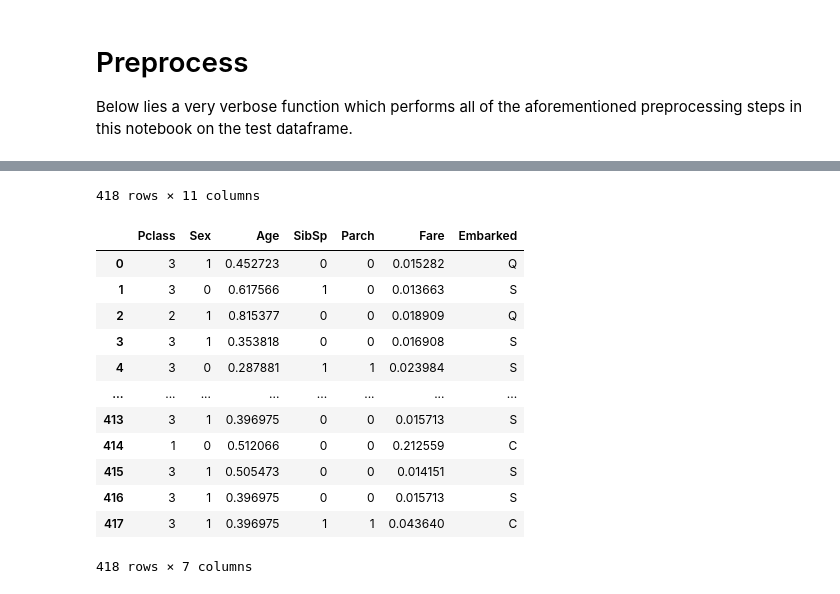
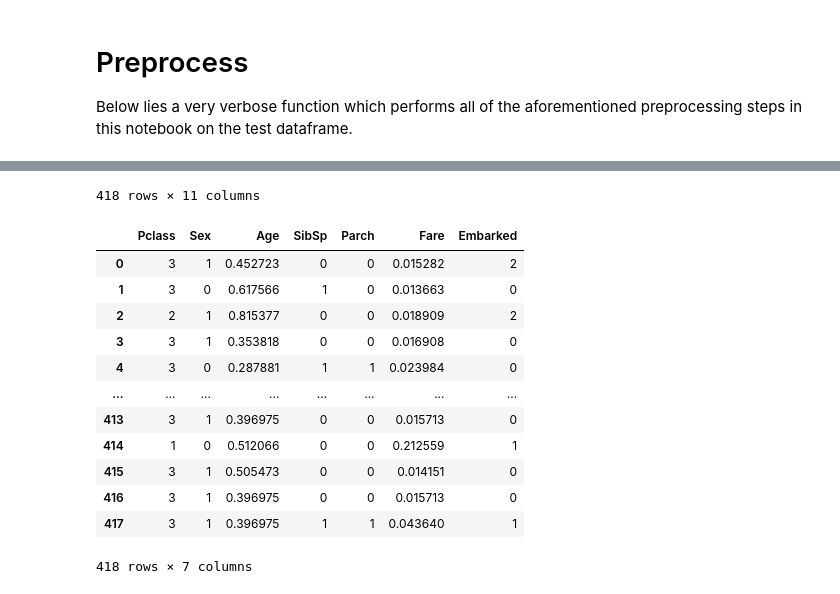
Before and after one commit to SpaceFrostDev/titanic_kaggle, a Jupyter notebook: titanic.ipynb, the cells around one changed output, grey strips where cells are left out. Cells and saved outputs as stored; diff of their text form; code cells hidden in the pictures.

```diff
--- a/titanic.ipynb
+++ b/titanic.ipynb
@@ -403,33 +415,33 @@ def inference(test_df: pd.core.frame.DataFrame, model: nn.Module, f: Union[Path,
     if write: preds_df.to_csv('./data/predictions.csv')
 # %%
 display(test_df)
-pp_df = preprocess(test_df)
-display(pp_df)
+pp_test_df = preprocess(test_df)
+display(pp_test_df)
 # %% [output]
 |  | PassengerId | Pclass | Name | Sex | Age | SibSp | Parch | Ticket | Fare | Cabin | ... |
 | 0 | 892 | 3 | Kelly, Mr. James | male | 34.5 | 0 | 0 | 330911 | 7.8292 | NaN | ... |
 | 1 | 893 | 3 | Wilkes, Mrs. James (Ellen Needs) | female | 47.0 | 1 | 0 | 363272 | 7.0000 | NaN | ... |
 | 2 | 894 | 2 | Myles, Mr. Thomas Francis | male | 62.0 | 0 | 0 | 240276 | 9.6875 | NaN | ... |
 | 3 | 895 | 3 | Wirz, Mr. Albert | male | 27.0 | 0 | 0 | 315154 | 8.6625 | NaN | ... |
 | 4 | 896 | 3 | Hirvonen, Mrs. Alexander (Helga E... | female | 22.0 | 1 | 1 | 3101298 | 12.2875 | NaN | ... |
 | ... | ... | ... | ... | ... | ... | ... | ... | ... | ... | ... | ... |
 | 413 | 1305 | 3 | Spector, Mr. Woolf | male | NaN | 0 | 0 | A.5. 3236 | 8.0500 | NaN | ... |
 | 414 | 1306 | 1 | Oliva y Ocana, Dona. Fermina | female | 39.0 | 0 | 0 | PC 17758 | 108.9000 | C105 | ... |
 | 415 | 1307 | 3 | Saether, Mr. Simon Sivertsen | male | 38.5 | 0 | 0 | SOTON/O.Q. 3101262 | 7.2500 | NaN | ... |
 | 416 | 1308 | 3 | Ware, Mr. Frederick | male | NaN | 0 | 0 | 359309 | 8.0500 | NaN | ... |
 | 417 | 1309 | 3 | Peter, Master. Michael J | male | NaN | 1 | 1 | 2668 | 22.3583 | NaN | ... |
 418 rows × 11 columns
 |  | Pclass | Sex | Age | SibSp | Parch | Fare | Embarked |
-| 0 | 3 | 1 | 0.452723 | 0 | 0 | 0.015282 | Q |
-| 1 | 3 | 0 | 0.617566 | 1 | 0 | 0.013663 | S |
-| 2 | 2 | 1 | 0.815377 | 0 | 0 | 0.018909 | Q |
-| 3 | 3 | 1 | 0.353818 | 0 | 0 | 0.016908 | S |
-| 4 | 3 | 0 | 0.287881 | 1 | 1 | 0.023984 | S |
+| 0 | 3 | 1 | 0.452723 | 0 | 0 | 0.015282 | 2 |
+| 1 | 3 | 0 | 0.617566 | 1 | 0 | 0.013663 | 0 |
+| 2 | 2 | 1 | 0.815377 | 0 | 0 | 0.018909 | 2 |
+| 3 | 3 | 1 | 0.353818 | 0 | 0 | 0.016908 | 0 |
+| 4 | 3 | 0 | 0.287881 | 1 | 1 | 0.023984 | 0 |
 | ... | ... | ... | ... | ... | ... | ... | ... |
-| 413 | 3 | 1 | 0.396975 | 0 | 0 | 0.015713 | S |
-| 414 | 1 | 0 | 0.512066 | 0 | 0 | 0.212559 | C |
-| 415 | 3 | 1 | 0.505473 | 0 | 0 | 0.014151 | S |
-| 416 | 3 | 1 | 0.396975 | 0 | 0 | 0.015713 | S |
-| 417 | 3 | 1 | 0.396975 | 1 | 1 | 0.043640 | C |
+| 413 | 3 | 1 | 0.396975 | 0 | 0 | 0.015713 | 0 |
+| 414 | 1 | 0 | 0.512066 | 0 | 0 | 0.212559 | 1 |
+| 415 | 3 | 1 | 0.505473 | 0 | 0 | 0.014151 | 0 |
+| 416 | 3 | 1 | 0.396975 | 0 | 0 | 0.015713 | 0 |
+| 417 | 3 | 1 | 0.396975 | 1 | 1 | 0.043640 | 1 |
 418 rows × 7 columns
 # %%
```
Also changed, not shown: parts of 3 cells of this notebook.
